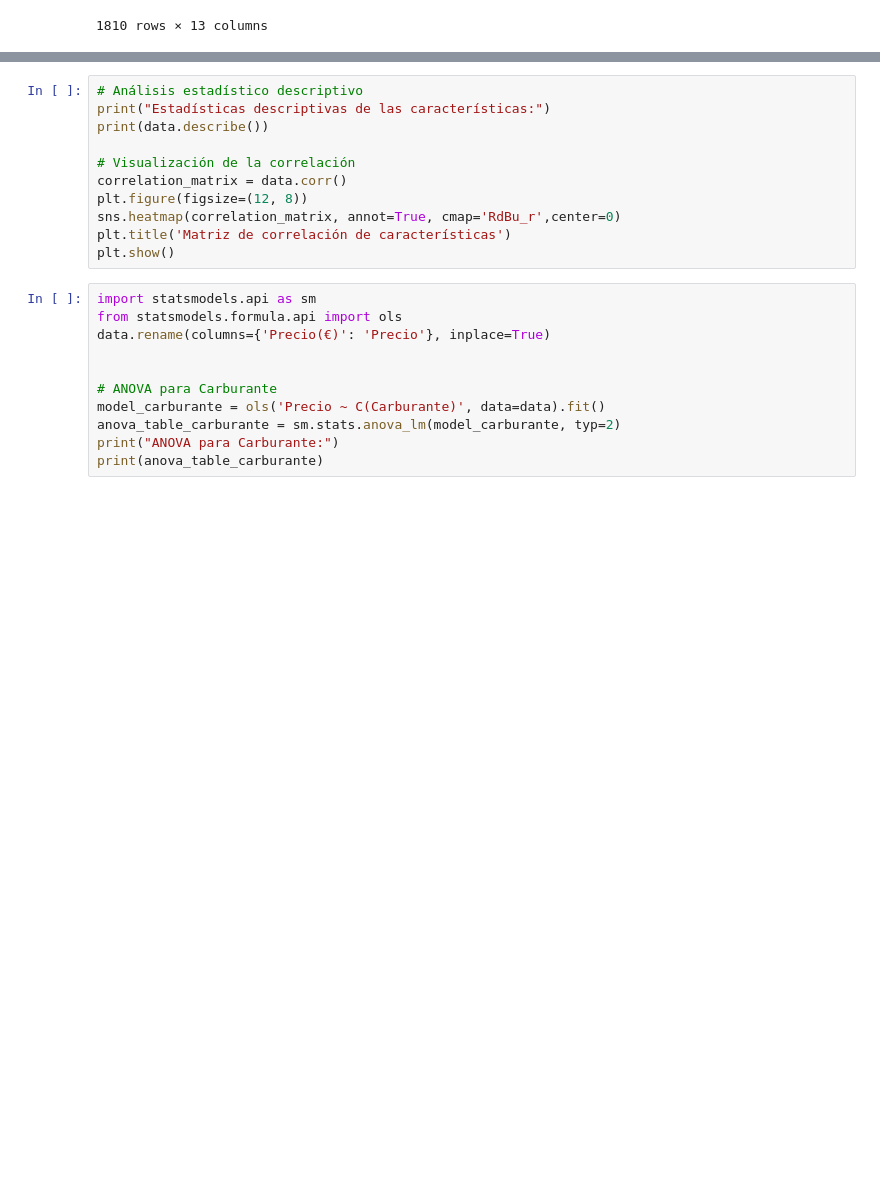
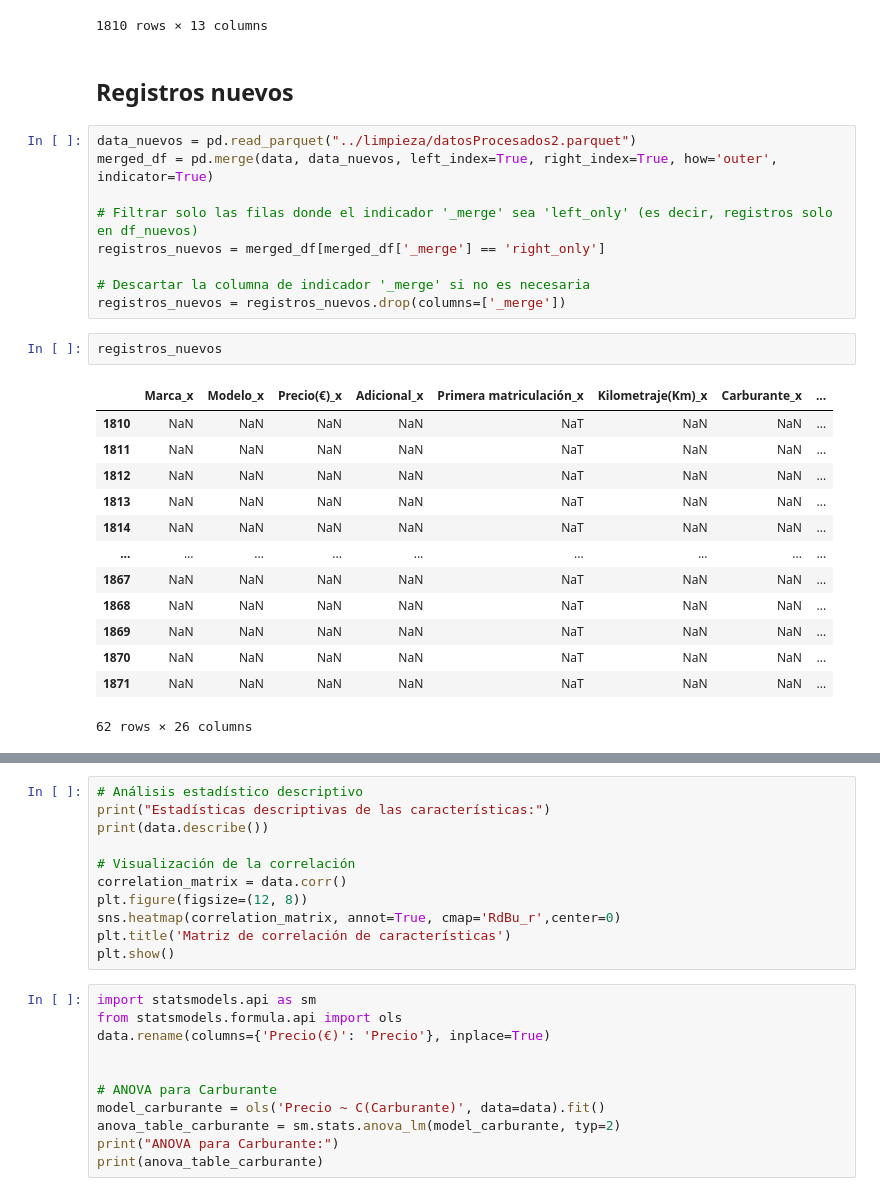
Before and after one commit to bryanX02/ProyectoDatosCoches, a Jupyter notebook: modelos/AnalisisModelos.ipynb, the cells around one changed output, grey strips where cells are left out. Saved outputs shown, nothing was run; the diff lists cells and outputs as text; blank space fills up the shorter version.

Commit message:
merge

```diff
--- a/modelos/AnalisisModelos.ipynb
+++ b/modelos/AnalisisModelos.ipynb
@@ -53,3 +34,30 @@ data
 | 1808 | Dacia | Sandero | 9099 | 0.9 TCe Stepway | 2015-11-04 | 93196 | Gasolina | ... |
 | 1809 | Volvo | V40 | 15299 | 2.0 D3 Momentum | 2018-02-26 | 155776 | Diésel | ... |
 1810 rows × 13 columns
+# %% [markdown]
+## Registros nuevos
+# %%
+data_nuevos = pd.read_parquet("../limpieza/datosProcesados2.parquet")
+merged_df = pd.merge(data, data_nuevos, left_index=True, right_index=True, how='outer', indicator=True)
+
+# Filtrar solo las filas donde el indicador '_merge' sea 'left_only' (es decir, registros solo en df_nuevos)
+registros_nuevos = merged_df[merged_df['_merge'] == 'right_only']
+
+# Descartar la columna de indicador '_merge' si no es necesaria
+registros_nuevos = registros_nuevos.drop(columns=['_merge'])
+# %%
+registros_nuevos
+# %% [output]
+|  | Marca_x | Modelo_x | Precio(€)_x | Adicional_x | Primera matriculación_x | Kilometraje(Km)_x | Carburante_x | ... |
+| 1810 | NaN | NaN | NaN | NaN | NaT | NaN | NaN | ... |
+| 1811 | NaN | NaN | NaN | NaN | NaT | NaN | NaN | ... |
+| 1812 | NaN | NaN | NaN | NaN | NaT | NaN | NaN | ... |
+| 1813 | NaN | NaN | NaN | NaN | NaT | NaN | NaN | ... |
+| 1814 | NaN | NaN | NaN | NaN | NaT | NaN | NaN | ... |
+| ... | ... | ... | ... | ... | ... | ... | ... | ... |
+| 1867 | NaN | NaN | NaN | NaN | NaT | NaN | NaN | ... |
+| 1868 | NaN | NaN | NaN | NaN | NaT | NaN | NaN | ... |
+| 1869 | NaN | NaN | NaN | NaN | NaT | NaN | NaN | ... |
+| 1870 | NaN | NaN | NaN | NaN | NaT | NaN | NaN | ... |
+| 1871 | NaN | NaN | NaN | NaN | NaT | NaN | NaN | ... |
+62 rows × 26 columns
```
Also changed, not shown: parts of 4 cells of this notebook, 3 other files.
